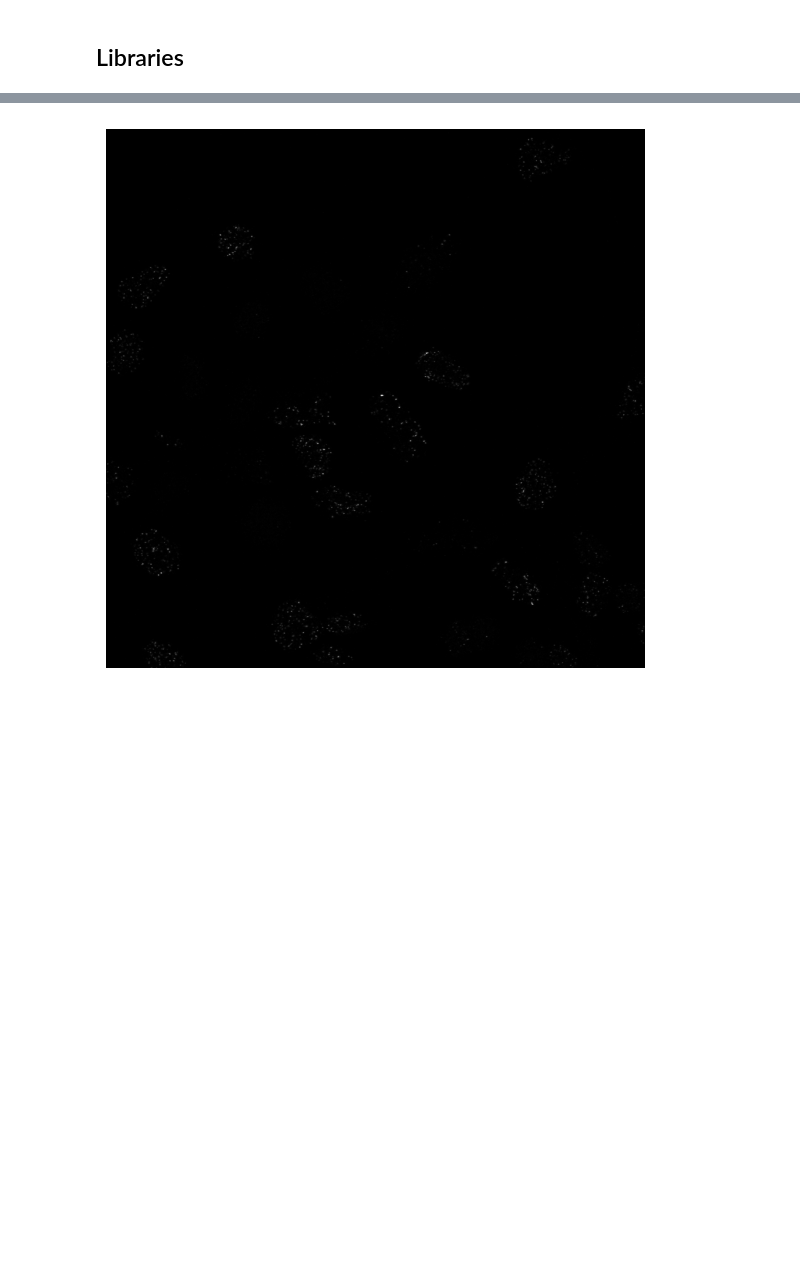
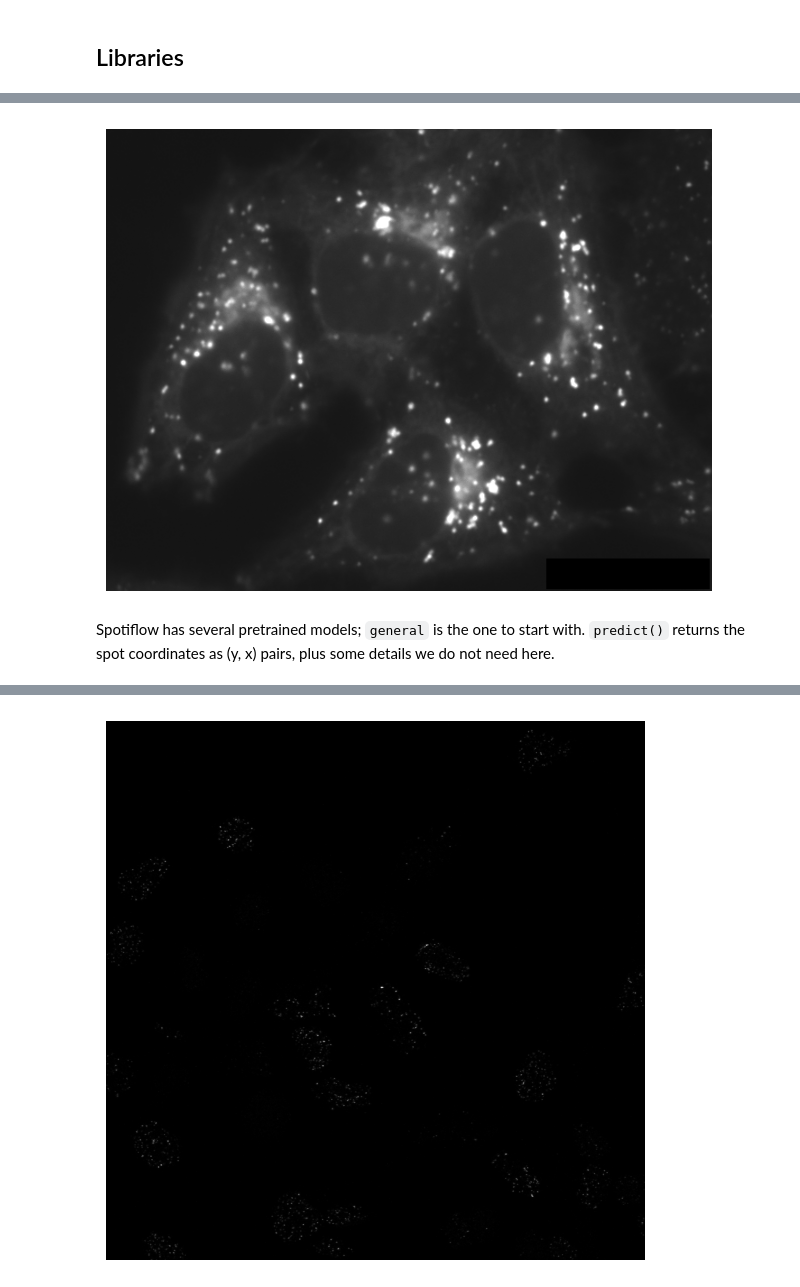
Before and after one commit to NL-BioImaging/NL-BioImageAnalysis-course2026, a Jupyter notebook: day_2/deep_learning/spotiflow.ipynb, the cells around one changed output, grey strips where cells are left out. Saved outputs shown, nothing was run; the diff lists cells and outputs as text; code cells hidden in the pictures; blank space fills up the shorter version.

```diff
--- a/day_2/deep_learning/spotiflow.ipynb
+++ b/day_2/deep_learning/spotiflow.ipynb
@@ -33,0 +32,13 @@ We use the first channel of the irradiated image, the one with the DNA damage fo
+# %%
+hela = tiff.imread("data/hela_cells.tif")
+img_lyso = hela[:, :, 0]
+
+_ = plt.figure(figsize=(8, 6))
+_ = plt.imshow(img_lyso, cmap="gray", vmax=np.percentile(img_lyso, 99.8))
+_ = plt.axis("off")
+# %% [output]
+[figure, added]
+# %% [markdown]
+Spotiflow has several pretrained models; `general` is the one to start with.
+`predict()` returns the spot coordinates as (y, x) pairs, plus some details we do not
+need here.
```
Also changed, not shown: parts of 19 cells of this notebook, 1 other file.
